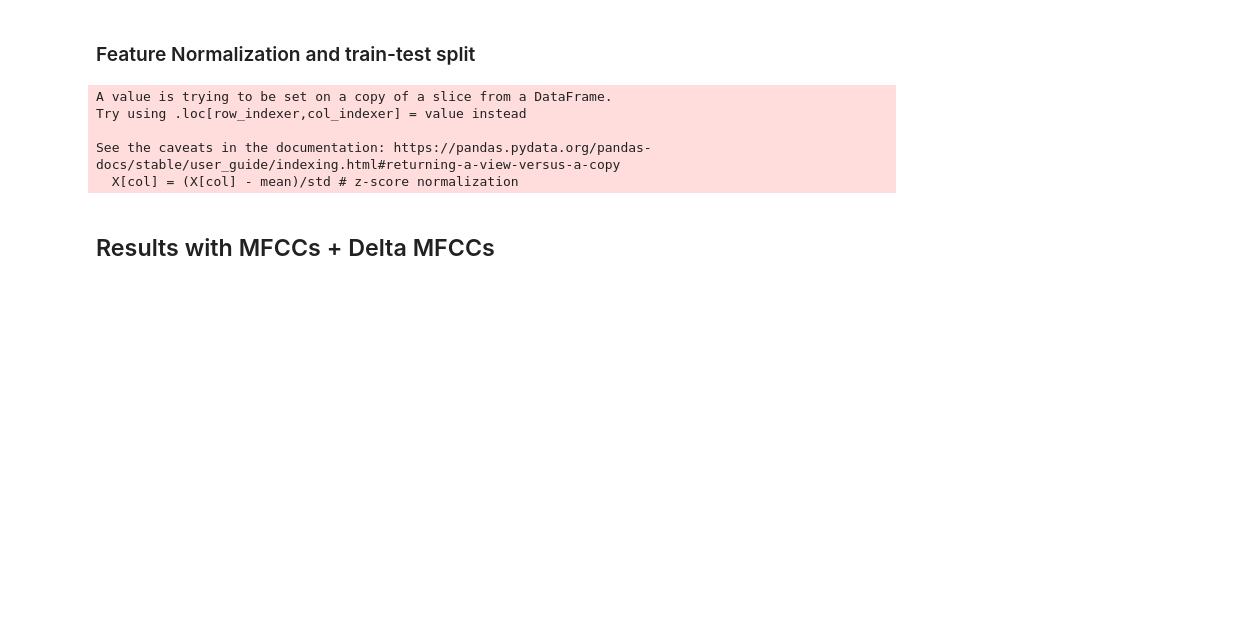
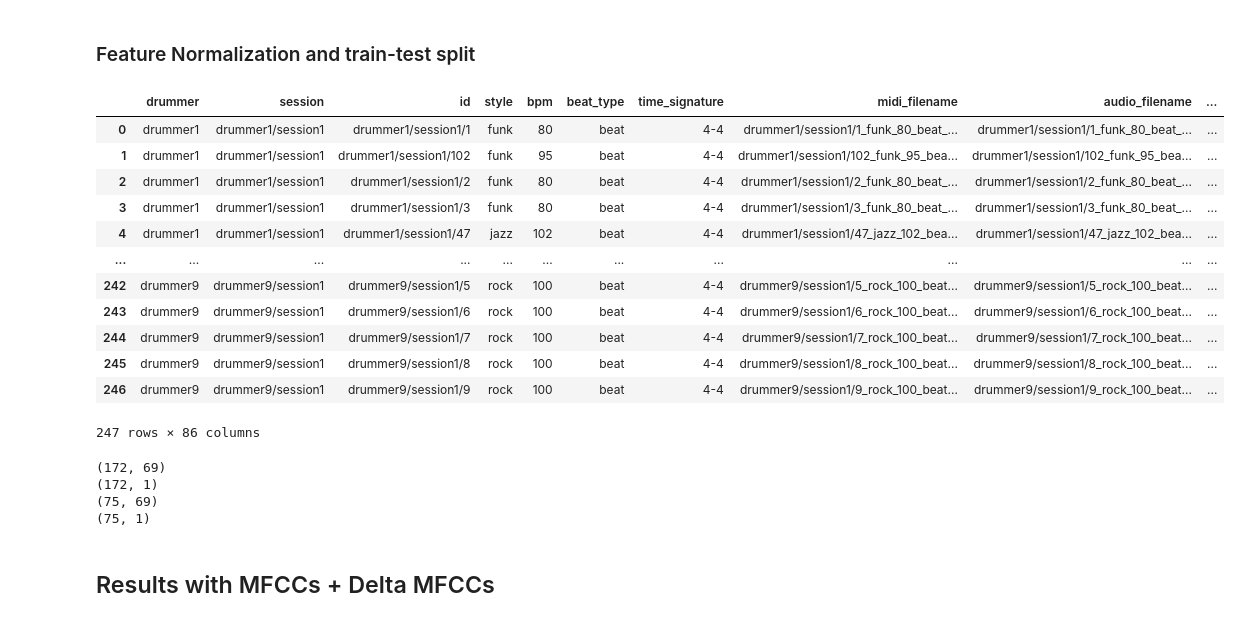
Before and after one commit to VedantKalbag/drum-style-identification, a Jupyter notebook: baseline_classifier.ipynb, the cells around one changed output. Cells and saved outputs as stored; diff of their text form; code cells hidden in the pictures; blank space fills up the shorter version.

```diff
--- a/baseline_classifier.ipynb
+++ b/baseline_classifier.ipynb
@@ -499,12 +597,12 @@ names=['drummer', 'session', 'id', 'style', 'bpm', 'beat_type',
        'split', 'audio', 'mfcc_mean', 'mfcc_std', 'delta_mfcc_mean',
        'delta_mfcc_std', 'centroid_mean', 'centroid_std', 'rms_mean',
        'rms_std', 'zcr_mean', 'zcr_std', 'crest_mean', 'crest_std',
-       'flux_mean', 'flux_std', 'mfcc1_mean', 'mfcc2_mean', 'mfcc3_mean',
-       'mfcc4_mean', 'mfcc5_mean', 'mfcc6_mean', 'mfcc7_mean', 'mfcc8_mean',
-       'mfcc9_mean', 'mfcc10_mean', 'mfcc11_mean', 'mfcc12_mean',
-       'mfcc13_mean', 'mfcc1_std', 'mfcc2_std', 'mfcc3_std', 'mfcc4_std',
-       'mfcc5_std', 'mfcc6_std', 'mfcc7_std', 'mfcc8_std', 'mfcc9_std',
-       'mfcc10_std', 'mfcc11_std', 'mfcc12_std', 'mfcc13_std',
+       'flux_mean', 'flux_std', 'onsets_mean', 'onsets_std', 'mfcc1_mean',
+       'mfcc2_mean', 'mfcc3_mean', 'mfcc4_mean', 'mfcc5_mean', 'mfcc6_mean',
+       'mfcc7_mean', 'mfcc8_mean', 'mfcc9_mean', 'mfcc10_mean', 'mfcc11_mean',
+       'mfcc12_mean', 'mfcc13_mean', 'mfcc1_std', 'mfcc2_std', 'mfcc3_std',
+       'mfcc4_std', 'mfcc5_std', 'mfcc6_std', 'mfcc7_std', 'mfcc8_std',
+       'mfcc9_std', 'mfcc10_std', 'mfcc11_std', 'mfcc12_std', 'mfcc13_std',
        'delta_mfcc1_mean', 'delta_mfcc2_mean', 'delta_mfcc3_mean',
        'delta_mfcc4_mean', 'delta_mfcc5_mean', 'delta_mfcc6_mean',
        'delta_mfcc7_mean', 'delta_mfcc8_mean', 'delta_mfcc9_mean',
@@ -513,5 +611,7 @@ names=['drummer', 'session', 'id', 'style', 'bpm', 'beat_type',
        'delta_mfcc3_std', 'delta_mfcc4_std', 'delta_mfcc5_std',
        'delta_mfcc6_std', 'delta_mfcc7_std', 'delta_mfcc8_std',
        'delta_mfcc9_std', 'delta_mfcc10_std', 'delta_mfcc11_std',
-       'delta_mfcc12_std', 'delta_mfcc13_std']
+       'delta_mfcc12_std', 'delta_mfcc13_std', 'onsets_low_mean',
+       'onsets_low_std','onsets_mid_mean', 'onsets_mid_std',
+       'onsets_high_mean', 'onsets_high_std']
 df=pd.DataFrame(np.load('./resources/working_data/data.npy',allow_pickle=True),columns=names)
@@ -518,5 +640,21 @@ df=pd.DataFrame(np.load('./resources/working_data/data.npy',allow_pickle=True),c
 # %% [markdown]
 ### Feature Normalization and train-test split
+# %%
+df
+# %% [output]
+|  | drummer | session | id | style | bpm | beat_type | time_signature | midi_filename | audio_filename | ... |
+| 0 | drummer1 | drummer1/session1 | drummer1/session1/1 | funk | 80 | beat | 4-4 | drummer1/session1/1_funk_80_beat_... | drummer1/session1/1_funk_80_beat_... | ... |
+| 1 | drummer1 | drummer1/session1 | drummer1/session1/102 | funk | 95 | beat | 4-4 | drummer1/session1/102_funk_95_bea... | drummer1/session1/102_funk_95_bea... | ... |
+| 2 | drummer1 | drummer1/session1 | drummer1/session1/2 | funk | 80 | beat | 4-4 | drummer1/session1/2_funk_80_beat_... | drummer1/session1/2_funk_80_beat_... | ... |
+| 3 | drummer1 | drummer1/session1 | drummer1/session1/3 | funk | 80 | beat | 4-4 | drummer1/session1/3_funk_80_beat_... | drummer1/session1/3_funk_80_beat_... | ... |
+| 4 | drummer1 | drummer1/session1 | drummer1/session1/47 | jazz | 102 | beat | 4-4 | drummer1/session1/47_jazz_102_bea... | drummer1/session1/47_jazz_102_bea... | ... |
+| ... | ... | ... | ... | ... | ... | ... | ... | ... | ... | ... |
+| 242 | drummer9 | drummer9/session1 | drummer9/session1/5 | rock | 100 | beat | 4-4 | drummer9/session1/5_rock_100_beat... | drummer9/session1/5_rock_100_beat... | ... |
+| 243 | drummer9 | drummer9/session1 | drummer9/session1/6 | rock | 100 | beat | 4-4 | drummer9/session1/6_rock_100_beat... | drummer9/session1/6_rock_100_beat... | ... |
+| 244 | drummer9 | drummer9/session1 | drummer9/session1/7 | rock | 100 | beat | 4-4 | drummer9/session1/7_rock_100_beat... | drummer9/session1/7_rock_100_beat... | ... |
+| 245 | drummer9 | drummer9/session1 | drummer9/session1/8 | rock | 100 | beat | 4-4 | drummer9/session1/8_rock_100_beat... | drummer9/session1/8_rock_100_beat... | ... |
+| 246 | drummer9 | drummer9/session1 | drummer9/session1/9 | rock | 100 | beat | 4-4 | drummer9/session1/9_rock_100_beat... | drummer9/session1/9_rock_100_beat... | ... |
+247 rows × 86 columns
 # %%
 X = df[['mfcc1_mean', 'mfcc2_mean', 'mfcc3_mean',
        'mfcc4_mean', 'mfcc5_mean', 'mfcc6_mean', 'mfcc7_mean', 'mfcc8_mean',
@@ -532,25 +670,32 @@ X = df[['mfcc1_mean', 'mfcc2_mean', 'mfcc3_mean',
        'delta_mfcc3_std', 'delta_mfcc4_std', 'delta_mfcc5_std',
        'delta_mfcc6_std', 'delta_mfcc7_std', 'delta_mfcc8_std',
        'delta_mfcc9_std', 'delta_mfcc10_std', 'delta_mfcc11_std',
-       'delta_mfcc12_std', 'delta_mfcc13_std',\
-       'centroid_mean','centroid_std','rms_mean','rms_std','zcr_mean','zcr_std','crest_mean','crest_std','flux_mean','flux_std']]
+       'delta_mfcc12_std', 'delta_mfcc13_std',
+       'centroid_mean','centroid_std','rms_mean','rms_std','zcr_mean','zcr_std','crest_mean','crest_std','flux_mean',
+       'flux_std','onsets_mean', 'onsets_std','onsets_mid_mean', 'onsets_mid_std',
+       'onsets_high_mean', 'onsets_high_std',
+       'bpm']]
 y=df[['style']]
 
-for col in X.columns:
-    #df[col] = df[col]/max(np.abs(df[col]))
-    mean = np.mean(X[col])
-    std = np.std(X[col])
-    X[col] = (X[col] - mean)/std # z-score normalization
+# for col in X.columns:
+#     #df[col] = df[col]/max(np.abs(df[col]))
+#     mean = np.mean(X[col])
+#     std = np.std(X[col])
+#     X[col] = (X[col] - mean)/std # z-score normalization
 
-X_train, X_test, y_train, y_test = train_test_split(X, y, test_size=0.33)
+X_train, X_test, y_train, y_test = train_test_split(X, y, test_size=0.3)
 
 X_train = X_train.to_numpy()
 X_test = X_test.to_numpy()
 y_train = y_train.to_numpy()
 y_test = y_test.to_numpy()
-# %% [output]
-A value is trying to be set on a copy of a slice from a DataFrame.
-Try using .loc[row_indexer,col_indexer] = value instead
-
-See the caveats in the documentation: https://pandas.pydata.org/pandas-docs/stable/user_guide/indexing.html#returning-a-view-versus-a-copy
-  X[col] = (X[col] - mean)/std # z-score normalization
+# %%
+print(X_train.shape)
+print(y_train.shape)
+print(X_test.shape)
+print(y_test.shape)
+# %% [output]
+(172, 69)
+(172, 1)
+(75, 69)
+(75, 1)
```
Also changed, not shown: parts of 25 cells of this notebook.
